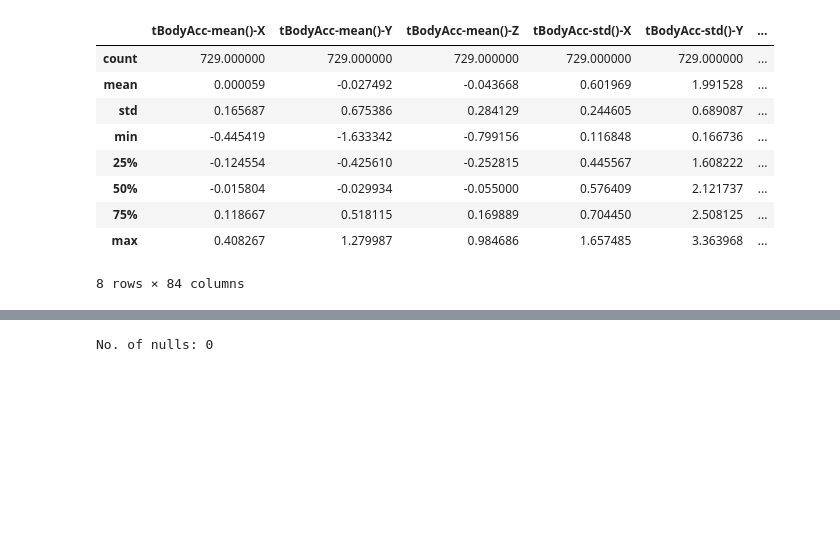
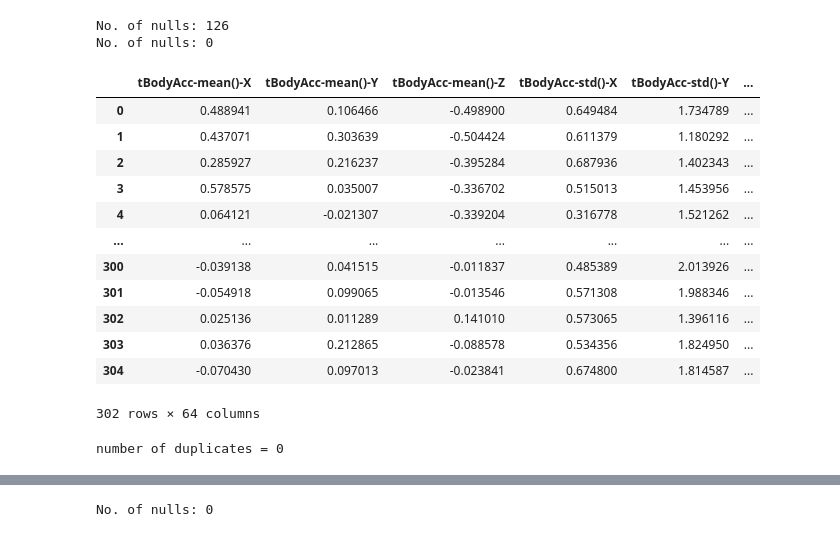
Before and after one commit to AnnBlack/motion-analysis, a Jupyter notebook: test_model_on_our_own_new_recorded_data.ipynb, the cells around one changed output, grey strips where cells are left out. Saved outputs shown, nothing was run; the diff lists cells and outputs as text; code cells hidden in the pictures; blank space fills up the shorter version.

```diff
--- a/test_model_on_our_own_new_recorded_data.ipynb
+++ b/test_model_on_our_own_new_recorded_data.ipynb
@@ -32,13 +26,53 @@ test_data = pd.read_csv('./inputs/test.csv')
-# %%
-prepared_table.describe()
-# %% [output]
-|  | tBodyAcc-mean()-X | tBodyAcc-mean()-Y | tBodyAcc-mean()-Z | tBodyAcc-std()-X | tBodyAcc-std()-Y | ... |
-| count | 729.000000 | 729.000000 | 729.000000 | 729.000000 | 729.000000 | ... |
-| mean | 0.000059 | -0.027492 | -0.043668 | 0.601969 | 1.991528 | ... |
-| std | 0.165687 | 0.675386 | 0.284129 | 0.244605 | 0.689087 | ... |
-| min | -0.445419 | -1.633342 | -0.799156 | 0.116848 | 0.166736 | ... |
-| 25% | -0.124554 | -0.425610 | -0.252815 | 0.445567 | 1.608222 | ... |
-| 50% | -0.015804 | -0.029934 | -0.055000 | 0.576409 | 2.121737 | ... |
-| 75% | 0.118667 | 0.518115 | 0.169889 | 0.704450 | 2.508125 | ... |
-| max | 0.408267 | 1.279987 | 0.984686 | 1.657485 | 3.363968 | ... |
-8 rows × 84 columns
+# %%
+def removeNulls(df_sets, labels):
+    print("No. of nulls: {}".format(df_sets.isna().sum().sum()))
+    df_no_nulls = df_sets.dropna(subset=labels)
+    print("No. of nulls: {}".format(df_no_nulls.isna().sum().sum()))
+    return df_no_nulls
+# %%
+column_labels = [
+    'tBodyAcc-mean()-X',
+    'tBodyAcc-mean()-Y',
+    'tBodyAcc-mean()-Z',
+    'tBodyAcc-std()-X', 'tBodyAcc-std()-Y', 'tBodyAcc-std()-Z',
+    'tBodyAcc-mad()-X', 'tBodyAcc-mad()-Y', 'tBodyAcc-mad()-Z',
+    'tBodyAcc-max()-X', 'tBodyAcc-max()-Y', 'tBodyAcc-max()-Z',
+    'tBodyAcc-min()-X', 'tBodyAcc-min()-Y', 'tBodyAcc-min()-Z',
+    'tBodyAcc-energy()-X', 'tBodyAcc-energy()-Y', 'tBodyAcc-energy()-Z',
+    'tBodyAcc-iqr()-X', 'tBodyAcc-iqr()-Y', 'tBodyAcc-iqr()-Z',
+    'tGravityAcc-mean()-X', 'tGravityAcc-mean()-Y', 'tGravityAcc-mean()-Z',
+    'tGravityAcc-std()-X', 'tGravityAcc-std()-Y', 'tGravityAcc-std()-Z',
+    'tGravityAcc-mad()-X', 'tGravityAcc-mad()-Y', 'tGravityAcc-mad()-Z',
+    'tGravityAcc-max()-X', 'tGravityAcc-max()-Y', 'tGravityAcc-max()-Z',
+    'tGravityAcc-min()-X', 'tGravityAcc-min()-Y', 'tGravityAcc-min()-Z',
+    'tGravityAcc-energy()-X', 'tGravityAcc-energy()-Y',
+    'tGravityAcc-energy()-Z', 'tGravityAcc-iqr()-X', 'tGravityAcc-iqr()-Y',
+    'tGravityAcc-iqr()-Z', 'tBodyGyro-mean()-X', 'tBodyGyro-mean()-Y',
+    'tBodyGyro-mean()-Z', 'tBodyGyro-std()-X', 'tBodyGyro-std()-Y',
+    'tBodyGyro-std()-Z', 'tBodyGyro-mad()-X', 'tBodyGyro-mad()-Y',
+    'tBodyGyro-mad()-Z', 'tBodyGyro-max()-X', 'tBodyGyro-max()-Y',
+    'tBodyGyro-max()-Z', 'tBodyGyro-min()-X', 'tBodyGyro-min()-Y',
+    'tBodyGyro-min()-Z', 'tBodyGyro-energy()-X', 'tBodyGyro-energy()-Y',
+    'tBodyGyro-energy()-Z', 'tBodyGyro-iqr()-X', 'tBodyGyro-iqr()-Y',
+    'tBodyGyro-iqr()-Z'
+]
+# %%
+prepared_table_df = pd.DataFrame(prepared_table)
+prepared_table_df_no_nulls = removeNulls(prepared_table_df, column_labels)
+prepared_table_df_no_nulls
+# %% [output]
+No. of nulls: 126
+No. of nulls: 0
+|  | tBodyAcc-mean()-X | tBodyAcc-mean()-Y | tBodyAcc-mean()-Z | tBodyAcc-std()-X | tBodyAcc-std()-Y | ... |
+| 0 | 0.488941 | 0.106466 | -0.498900 | 0.649484 | 1.734789 | ... |
+| 1 | 0.437071 | 0.303639 | -0.504424 | 0.611379 | 1.180292 | ... |
+| 2 | 0.285927 | 0.216237 | -0.395284 | 0.687936 | 1.402343 | ... |
+| 3 | 0.578575 | 0.035007 | -0.336702 | 0.515013 | 1.453956 | ... |
+| 4 | 0.064121 | -0.021307 | -0.339204 | 0.316778 | 1.521262 | ... |
+| ... | ... | ... | ... | ... | ... | ... |
+| 300 | -0.039138 | 0.041515 | -0.011837 | 0.485389 | 2.013926 | ... |
+| 301 | -0.054918 | 0.099065 | -0.013546 | 0.571308 | 1.988346 | ... |
+| 302 | 0.025136 | 0.011289 | 0.141010 | 0.573065 | 1.396116 | ... |
+| 303 | 0.036376 | 0.212865 | -0.088578 | 0.534356 | 1.824950 | ... |
+| 304 | -0.070430 | 0.097013 | -0.023841 | 0.674800 | 1.814587 | ... |
+302 rows × 64 columns
@@ -44,0 +82,4 @@ prepared_table.describe()
+# %%
+getDuplicates(prepared_table_df_no_nulls,column_labels)
+# %% [output]
+number of duplicates = 0
```
Also changed, not shown: parts of 42 cells of this notebook, 21 other files.
